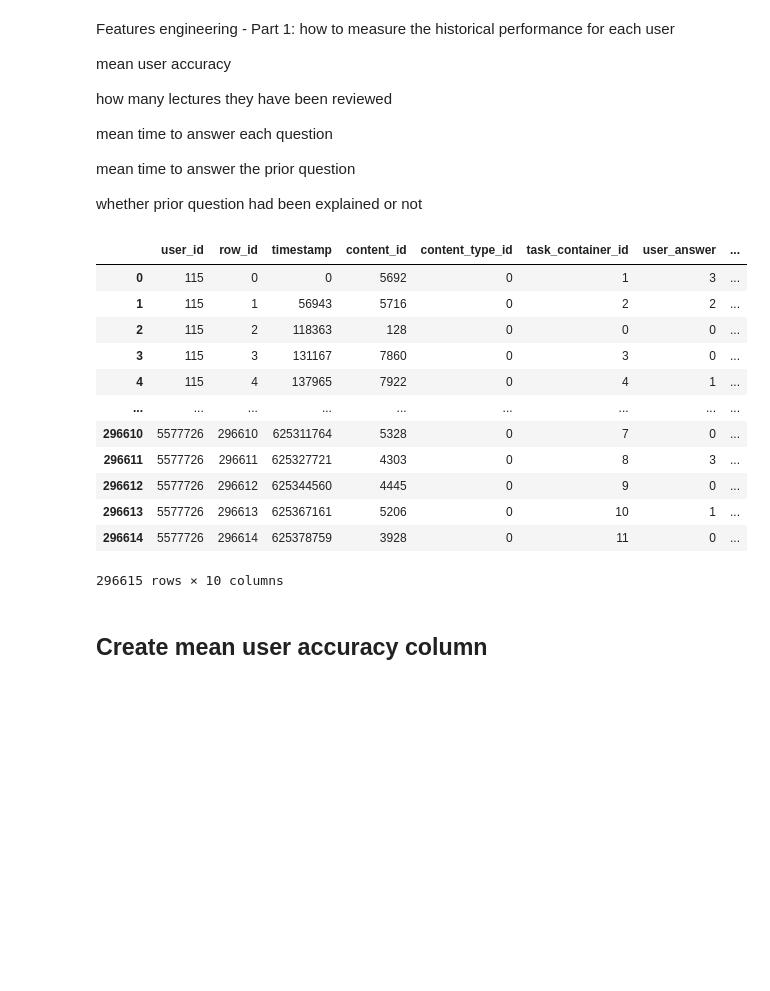
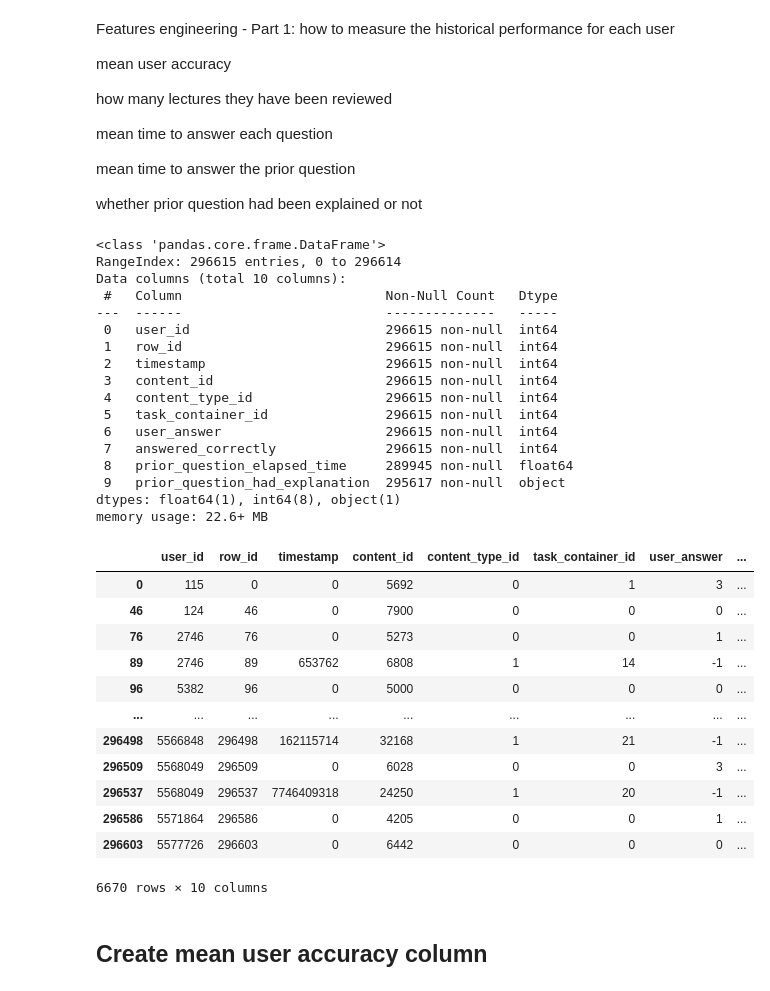
Before and after one commit to Riiid-Team/AI-Learning, a Jupyter notebook: MVP-Davila.ipynb, the cells around one changed output. Saved outputs shown, nothing was run; the diff lists cells and outputs as text; code cells hidden in the pictures; blank space fills up the shorter version.

```diff
--- a/MVP-Davila.ipynb
+++ b/MVP-Davila.ipynb
@@ -20,21 +20,41 @@ mean time to answer the prior question
 
 whether prior question had been explained or not
 # %%
-train
+train.info()
 # %% [output]
-|  | user_id | row_id | timestamp | content_id | content_type_id | task_container_id | user_answer | ... |
-| 0 | 115 | 0 | 0 | 5692 | 0 | 1 | 3 | ... |
-| 1 | 115 | 1 | 56943 | 5716 | 0 | 2 | 2 | ... |
-| 2 | 115 | 2 | 118363 | 128 | 0 | 0 | 0 | ... |
-| 3 | 115 | 3 | 131167 | 7860 | 0 | 3 | 0 | ... |
-| 4 | 115 | 4 | 137965 | 7922 | 0 | 4 | 1 | ... |
-| ... | ... | ... | ... | ... | ... | ... | ... | ... |
-| 296610 | 5577726 | 296610 | 625311764 | 5328 | 0 | 7 | 0 | ... |
-| 296611 | 5577726 | 296611 | 625327721 | 4303 | 0 | 8 | 3 | ... |
-| 296612 | 5577726 | 296612 | 625344560 | 4445 | 0 | 9 | 0 | ... |
-| 296613 | 5577726 | 296613 | 625367161 | 5206 | 0 | 10 | 1 | ... |
-| 296614 | 5577726 | 296614 | 625378759 | 3928 | 0 | 11 | 0 | ... |
-296615 rows × 10 columns
+<class 'pandas.core.frame.DataFrame'>
+RangeIndex: 296615 entries, 0 to 296614
+Data columns (total 10 columns):
+ #   Column                          Non-Null Count   Dtype
+---  ------                          --------------   -----
+ 0   user_id                         296615 non-null  int64
+ 1   row_id                          296615 non-null  int64
+ 2   timestamp                       296615 non-null  int64
+ 3   content_id                      296615 non-null  int64
+ 4   content_type_id                 296615 non-null  int64
+ 5   task_container_id               296615 non-null  int64
+ 6   user_answer                     296615 non-null  int64
+ 7   answered_correctly              296615 non-null  int64
+ 8   prior_question_elapsed_time     289945 non-null  float64
+ 9   prior_question_had_explanation  295617 non-null  object
+dtypes: float64(1), int64(8), object(1)
+memory usage: 22.6+ MB
+# %%
+train[train.prior_question_elapsed_time.isnull()]
+# %% [output]
+|  | user_id | row_id | timestamp | content_id | content_type_id | task_container_id | user_answer | ... |
+| 0 | 115 | 0 | 0 | 5692 | 0 | 1 | 3 | ... |
+| 46 | 124 | 46 | 0 | 7900 | 0 | 0 | 0 | ... |
+| 76 | 2746 | 76 | 0 | 5273 | 0 | 0 | 1 | ... |
+| 89 | 2746 | 89 | 653762 | 6808 | 1 | 14 | -1 | ... |
+| 96 | 5382 | 96 | 0 | 5000 | 0 | 0 | 0 | ... |
+| ... | ... | ... | ... | ... | ... | ... | ... | ... |
+| 296498 | 5566848 | 296498 | 162115714 | 32168 | 1 | 21 | -1 | ... |
+| 296509 | 5568049 | 296509 | 0 | 6028 | 0 | 0 | 3 | ... |
+| 296537 | 5568049 | 296537 | 7746409318 | 24250 | 1 | 20 | -1 | ... |
+| 296586 | 5571864 | 296586 | 0 | 4205 | 0 | 0 | 1 | ... |
+| 296603 | 5577726 | 296603 | 0 | 6442 | 0 | 0 | 0 | ... |
+6670 rows × 10 columns
 # %% [markdown]
 ## Create mean user accuracy column
 # %%
```
Also changed, not shown: 1 other file.
